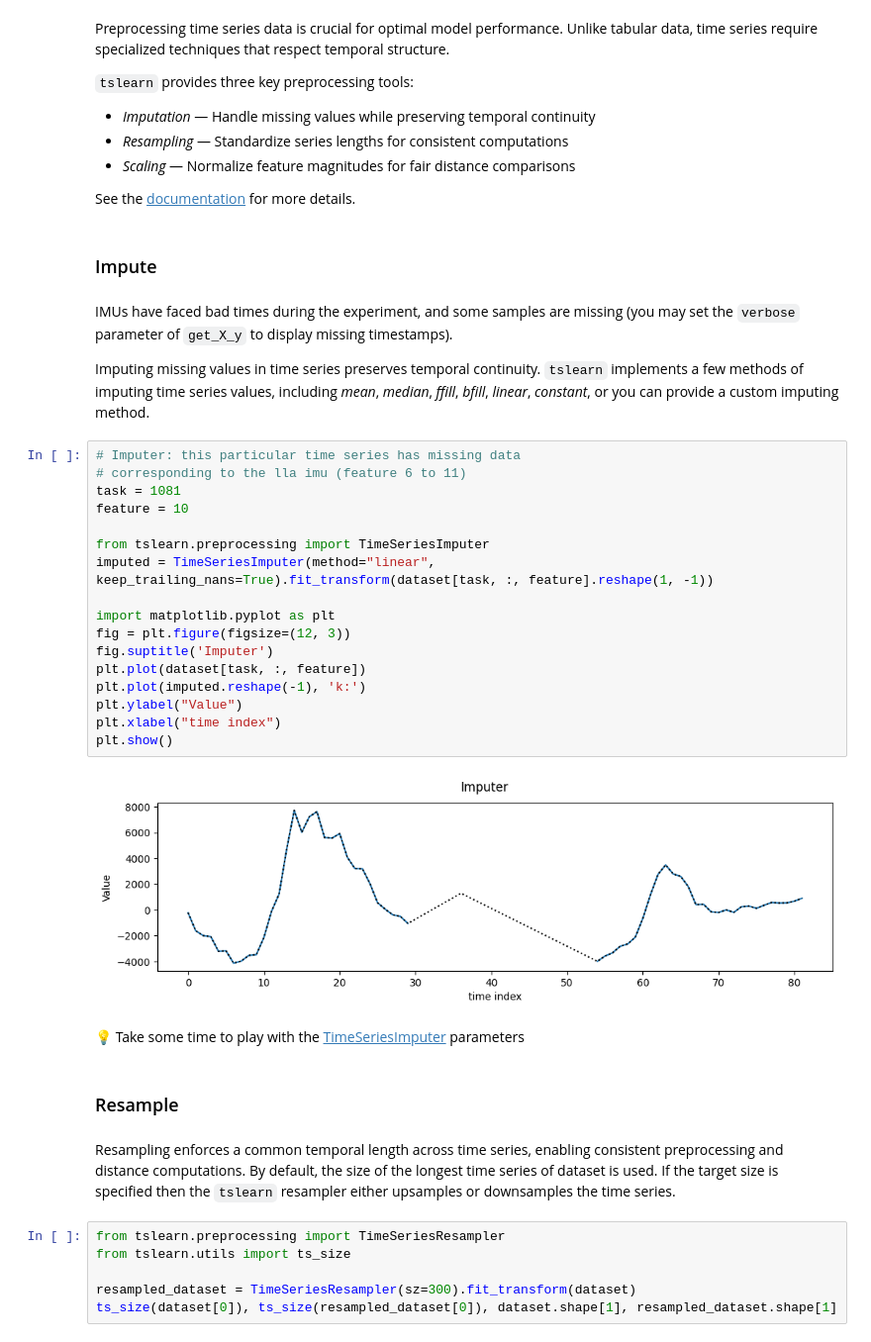
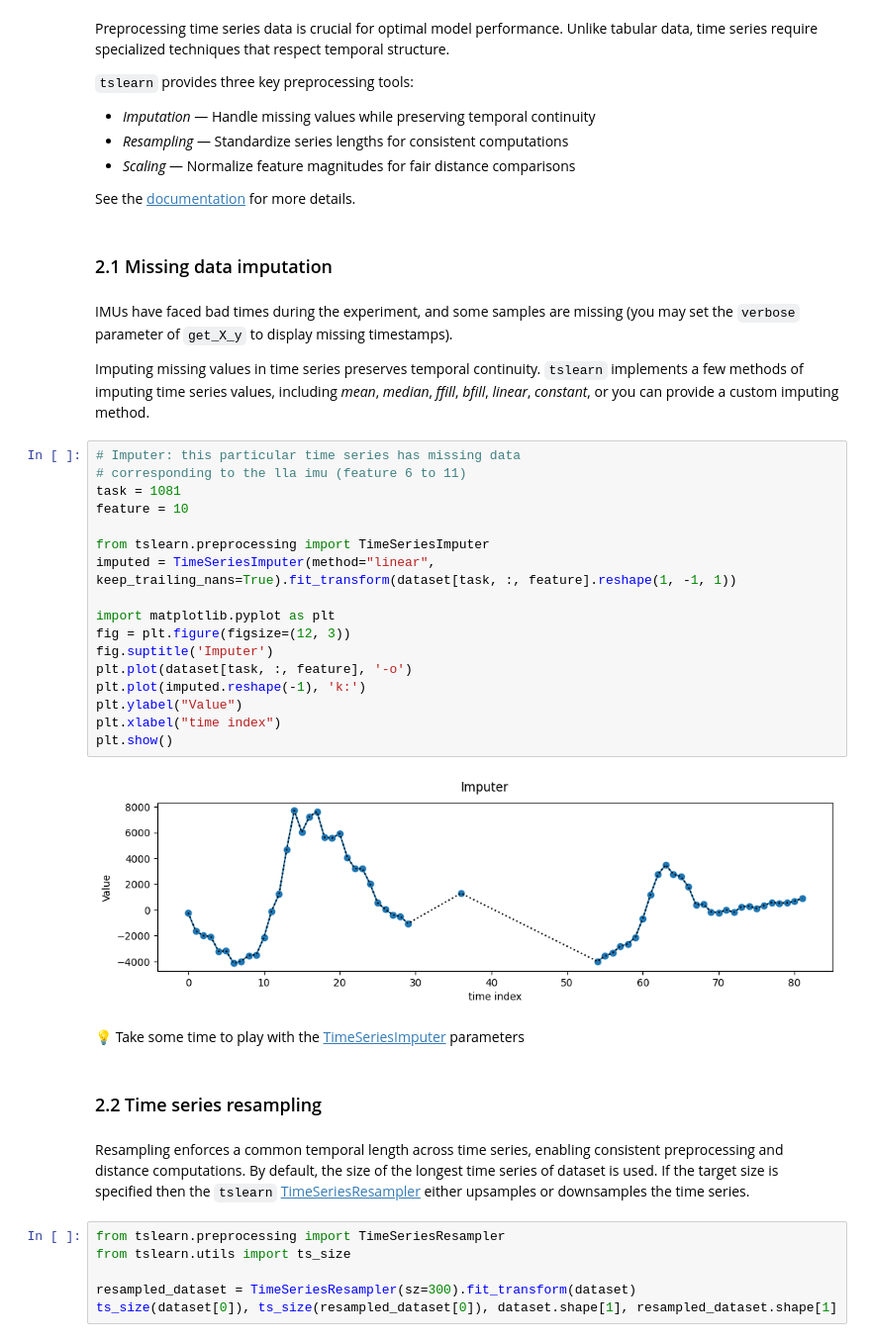
Before and after one commit to ia-p16/tslearn-workshop-2026, a Jupyter notebook: workshop_full.ipynb, the cells around one changed output. Shown at 99% size. Cells and saved outputs as stored; diff of their text form.

```diff
--- a/workshop_full.ipynb
+++ b/workshop_full.ipynb
@@ -92,7 +118,7 @@ Preprocessing time series data is crucial for optimal model performance. Unlike
 
 See the [documentation](https://tslearn.readthedocs.io/en/stable/gen_modules/tslearn.preprocessing.html) for more details.
 # %% [markdown]
-### Impute
+### 2.1 Missing data imputation
 # %% [markdown]
 IMUs have faced bad times during the experiment, and some samples are missing (you may set the `verbose` parameter of `get_X_y` to display missing timestamps).
 
@@ -100,28 +126,28 @@ Imputing missing values in time series preserves temporal continuity. `tslearn`
 # %%
 # Imputer: this particular time series has missing data
 # corresponding to the lla imu (feature 6 to 11)
 task = 1081
 feature = 10
 
 from tslearn.preprocessing import TimeSeriesImputer
-imputed = TimeSeriesImputer(method="linear", keep_trailing_nans=True).fit_transform(dataset[task, :, feature].reshape(1, -1))
+imputed = TimeSeriesImputer(method="linear", keep_trailing_nans=True).fit_transform(dataset[task, :, feature].reshape(1, -1, 1))
 
 import matplotlib.pyplot as plt
 fig = plt.figure(figsize=(12, 3))
 fig.suptitle('Imputer')
-plt.plot(dataset[task, :, feature])
+plt.plot(dataset[task, :, feature], '-o')
 plt.plot(imputed.reshape(-1), 'k:')
 plt.ylabel("Value")
 plt.xlabel("time index")
 plt.show()
 # %% [output]
-[figure, old version]
+[figure, new version]
 # %% [markdown]
-💡 Take some time to play with the [TimeSeriesImputer](https://tslearn.readthedocs.io/en/latest/gen_modules/preprocessing/tslearn.preprocessing.TimeSeriesImputer.html#tslearn.preprocessing.TimeSeriesImputer) parameters
+💡 Take some time to play with the [TimeSeriesImputer](https://tslearn.readthedocs.io/en/stable/gen_modules/preprocessing/tslearn.preprocessing.TimeSeriesImputer.html#tslearn.preprocessing.TimeSeriesImputer) parameters
 # %% [markdown]
-### Resample
+### 2.2 Time series resampling
 # %% [markdown]
-Resampling enforces a common temporal length across time series, enabling consistent preprocessing and distance computations.  By default, the size of the longest time series of dataset is used. If the target size is specified then the `tslearn` resampler either upsamples or downsamples the time series.
+Resampling enforces a common temporal length across time series, enabling consistent preprocessing and distance computations.  By default, the size of the longest time series of dataset is used. If the target size is specified then the `tslearn` [TimeSeriesResampler](https://tslearn.readthedocs.io/en/stable/gen_modules/preprocessing/tslearn.preprocessing.TimeSeriesResampler.html#tslearn.preprocessing.TimeSeriesResampler) either upsamples or downsamples the time series.
 # %%
 from tslearn.preprocessing import TimeSeriesResampler
 from tslearn.utils import ts_size
```
Also changed, not shown: parts of 42 cells of this notebook.
